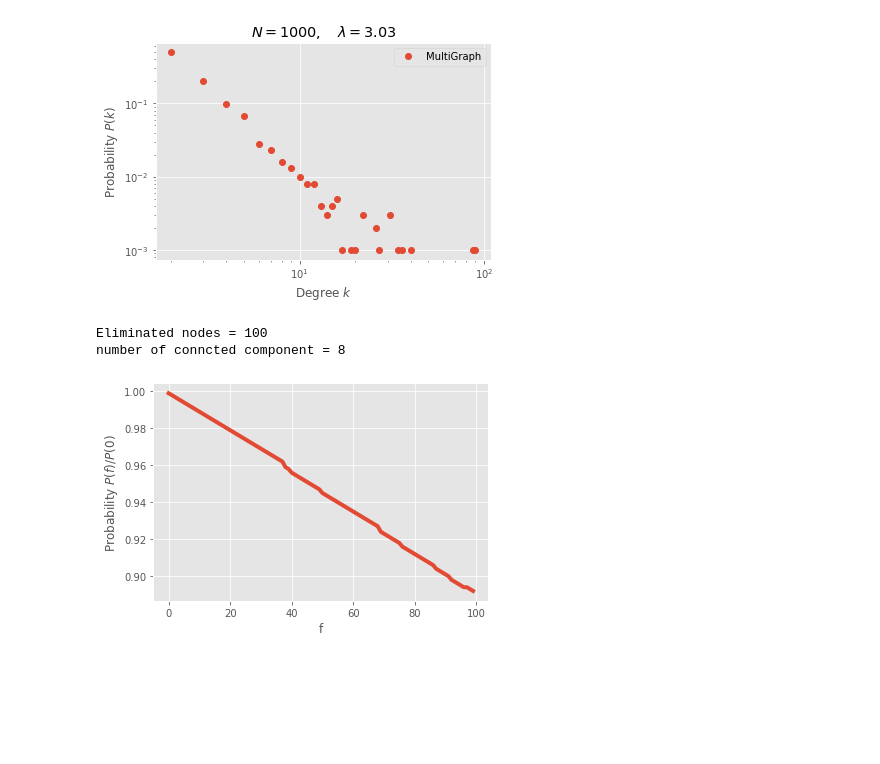
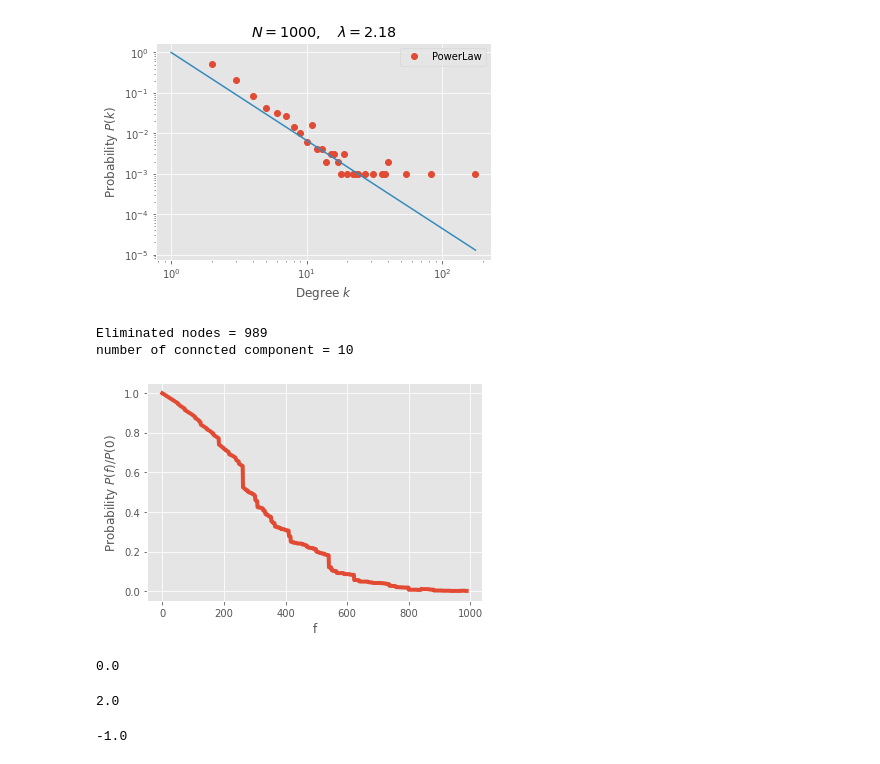
Before and after one commit to Big-data-Group-97/Learning-From-Netwok-Project-, a Jupyter notebook: LearnigFromNetwork.ipynb, the cells around one changed output. Drawn from its saved outputs; the diff is of its cells as text; code cells hidden in the pictures; blank space fills up the shorter version.

```diff
--- a/LearnigFromNetwork.ipynb
+++ b/LearnigFromNetwork.ipynb
@@ -49,7 +50,7 @@ def create_scale_free(num_nodes, random_edge, prob_triangle , seed):
     counts = np.bincount(list_deg)
     mask = (counts > 0)
 
-    plt.plot(np.arange(len(counts))[mask], counts[mask] / counts.sum(), "o", label="MultiGraph")
+    plt.plot(np.arange(len(counts))[mask], counts[mask] / counts.sum(), "o", label="PowerLaw")
     x = np.arange(1, len(counts))
     #P(k) = x ^ - lambda
     #log(P(k)) = - lambda * log(x)
@@ -59,10 +60,13 @@ def create_scale_free(num_nodes, random_edge, prob_triangle , seed):
     for i in range(0, len(list_deg)):
         for j in range(0, len(counts)):
             if (j == list_deg[i]):
-                lamda_v.append(np.log2(counts[j]) / list_deg[i])
+                if (counts[j] > 0):
+                    lamda_v.append(np.log(counts[j]) / list_deg[i])
+                else:
+                    print("wrong")
     lamb = sum(lamda_v) / len(lamda_v)
 
-    #plt.plot(x, np.power(x, -lamb))
+    plt.plot(x, np.power(x, -lamb))
     plt.xlabel(r"Degree $k$")
     plt.xscale("log")
     plt.ylabel(r"Probability $P(k)$")
@@ -73,9 +77,9 @@ def create_scale_free(num_nodes, random_edge, prob_triangle , seed):
 
     return (graph, lamb)
 
-network, lamb = create_scale_free(1000, 2, 0.5, random.randint(0, 100000000000000000))
+network, lamb = create_scale_free(1000, 2, 0.9, random.randint(0, 100000000000000000))
 # %% [output]
-[figure, old version]
+[figure, new version]
 # %%
 #draw_network(network)
 # %%
@@ -112,26 +116,26 @@ def percolation_loop_removal(network, percentage):
 
     return (network,P_inf_devided_P_0, f)
 
-network, P_inf_devided_P_0, f = percolation_loop_removal(network, 0.1)
+network, P_inf_devided_P_0, f = percolation_loop_removal(network, 0.99)
 # %% [output]
-Eliminated nodes = 100
-number of conncted component = 8
+Eliminated nodes = 989
+number of conncted component = 10
 # %%
-def robustness_scale_free_network_plot(network, P_inf_devided_P_0, f):
+def robustness_plot(network, P_inf_devided_P_0, f):
     xnew = np.linspace(min(f), max(f), 200)
 
     #define spline with degree k=7
     spl = make_interp_spline(f, P_inf_devided_P_0, k=7)
     y_smooth = spl(xnew)
     plt.plot(f, P_inf_devided_P_0, linewidth=4)
     #plt.plot([0.05] * len(f), P_inf_devided_P_0)
     plt.ylabel(r"Probability $P(f)/P(0)$")
     plt.xlabel(r"f")
     plt.show()
 
-robustness_scale_free_network_plot(network, P_inf_devided_P_0, f)
+robustness_plot(network, P_inf_devided_P_0, f)
 # %% [output]
-[figure, old version]
+[figure, new version]
 # %%
 def p_parameter(network):
     n_edges = len(network.edges)
@@ -139,6 +143,9 @@ def p_parameter(network):
     return n_edges / max_edges
 
 p = p_parameter(network)
+print(p)
+# %% [output]
+0.0
 # %%
 def fc_power_law(network, lamb):
 
@@ -152,7 +159,6 @@ def fc_power_law(network, lamb):
         den = (den_1 * min(list_deg)) - 1
         return 1 - (1 / den)
     else:
-        print("lamb < 3")
         den_1 = (lamb - 2) / ( 3 - lamb )
         den_2 = min(list_deg) ** (lamb - 2)
         den_3 = max(list_deg) ** (3 - lamb)
@@ -160,9 +166,15 @@ def fc_power_law(network, lamb):
         return 1 - (1 / den)
 
 fc = fc_power_law(network, lamb)
+print(fc)
+# %% [output]
+2.0
 # %%
 def p_c_poisson(network, lamb):
     #F_c = 1 - p_c --> -p_c = F_c - 1 --> p_c = 1 - F_c
     return 1 - fc_power_law(network, lamb) #ATTENZIONE DOVREBBE ESSERE SOTTO LA POISSON DISTRIBUTION
 
 p_c = p_c_poisson(network, lamb)
+print(p_c)
+# %% [output]
+-1.0
```
Also changed, not shown: parts of 5 cells of this notebook.
